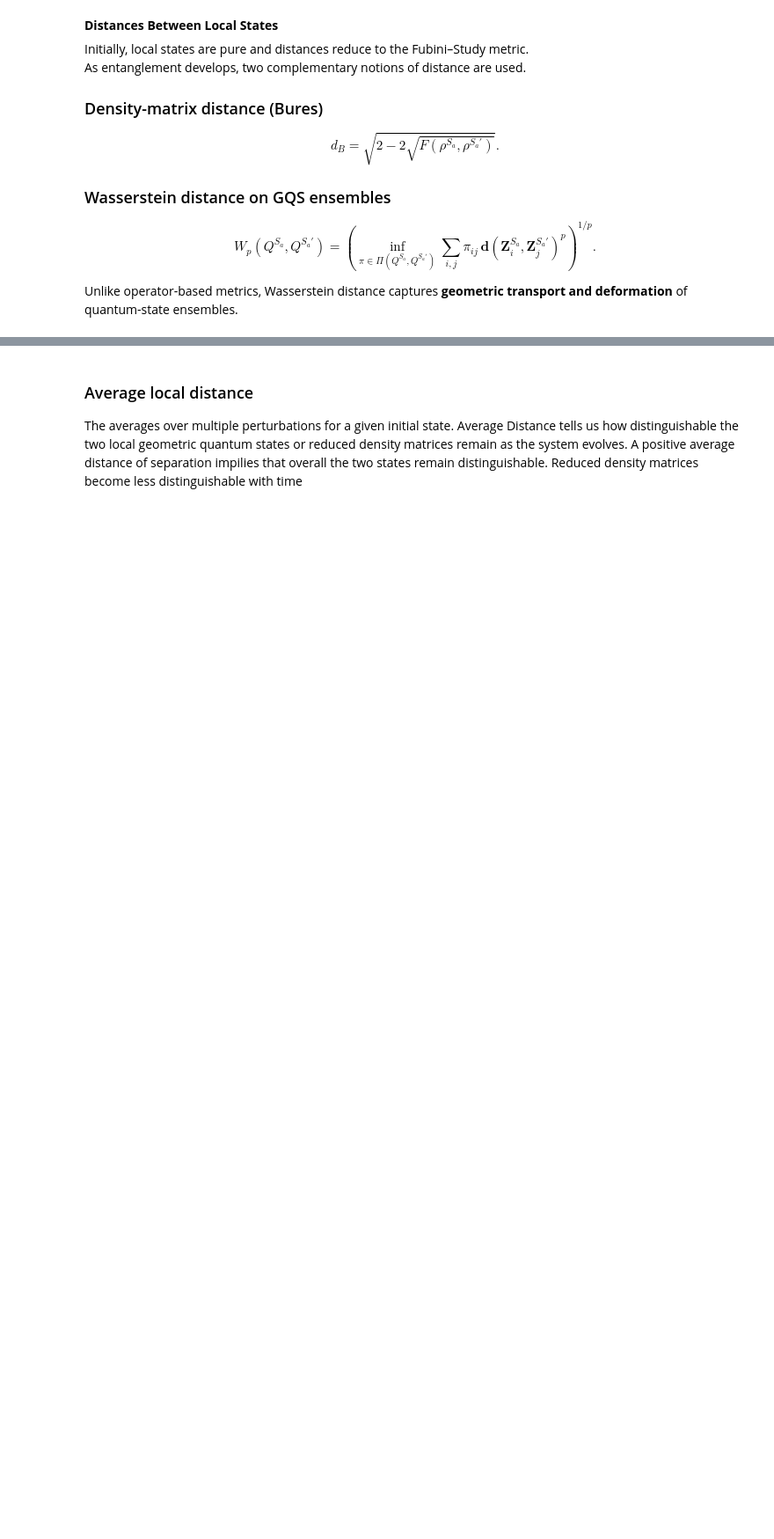
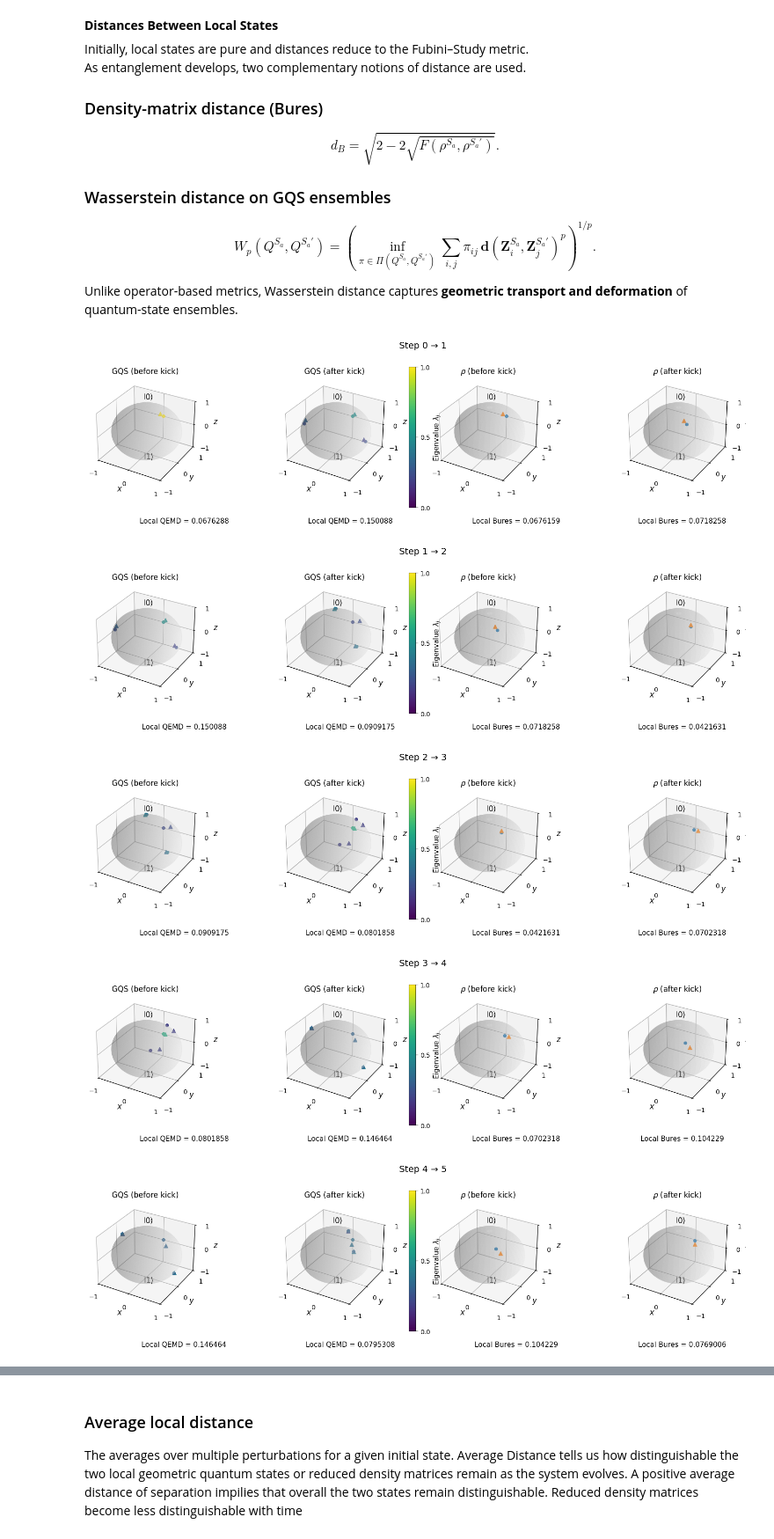
Before and after one commit to Kommmi/Qaos, a Jupyter notebook: GQS.ipynb, the cells around one changed output, grey strips where cells are left out. Shown at 88% size. Saved outputs shown, nothing was run; the diff lists cells and outputs as text; code cells hidden in the pictures; blank space fills up the shorter version.

```diff
--- a/GQS.ipynb
+++ b/GQS.ipynb
@@ -216,11 +205,17 @@ Unlike operator-based metrics, Wasserstein distance captures **geometric transpo
 # %%
 ntraj = 5
 for i in range(ntraj):
     Psi_0, Psi_p, dq_b, dq_a, db_b, db_a = plot_gqs_and_rho_before_after_kick(
         U_F, Psi_0, Psi_p,
-        dhilbert, nqubit, site,
+        dhilbert, nqubit, system_site,
         suptitle=f"Step {i} → {i+1}"
     )
+# %% [output]
+[figure, added]
+[figure, added]
+[figure, added]
+[figure, added]
+[figure, added]
 # %%
 N_kicks = 200
 Dg, Dl, Dr = Compare_distances_QKT(U_F,Psi_0,Psi_p,dhilbert,nqubit,system_site,N_kicks,renormalize=True,show_plt=True)
```
Also changed, not shown: parts of 15 cells of this notebook.
